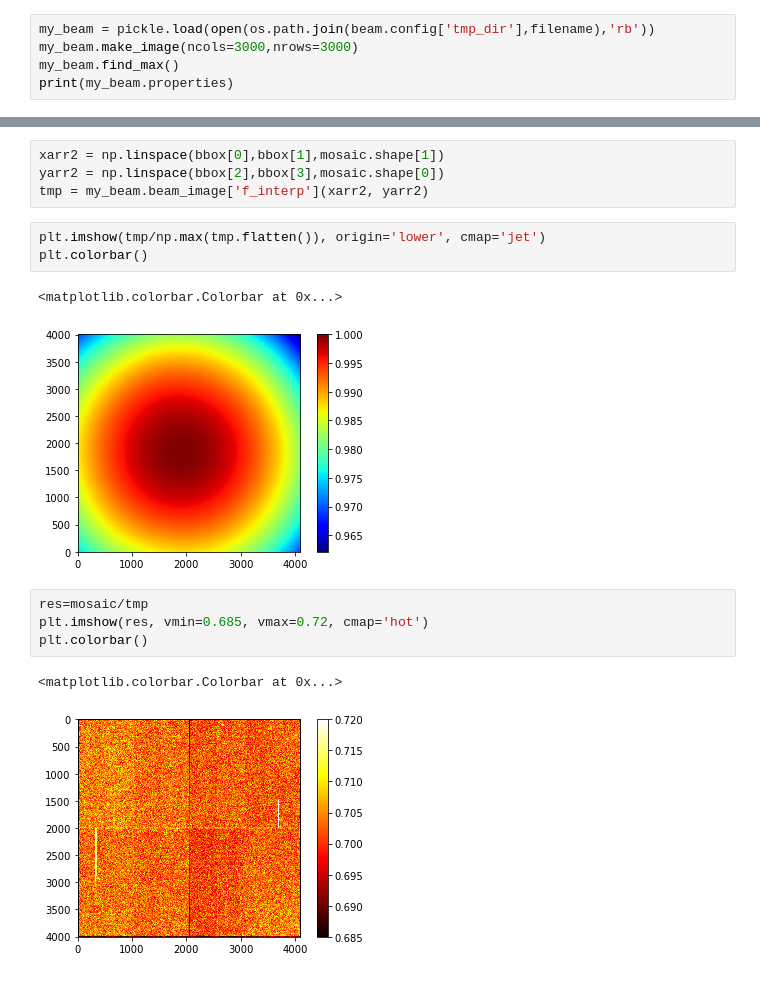
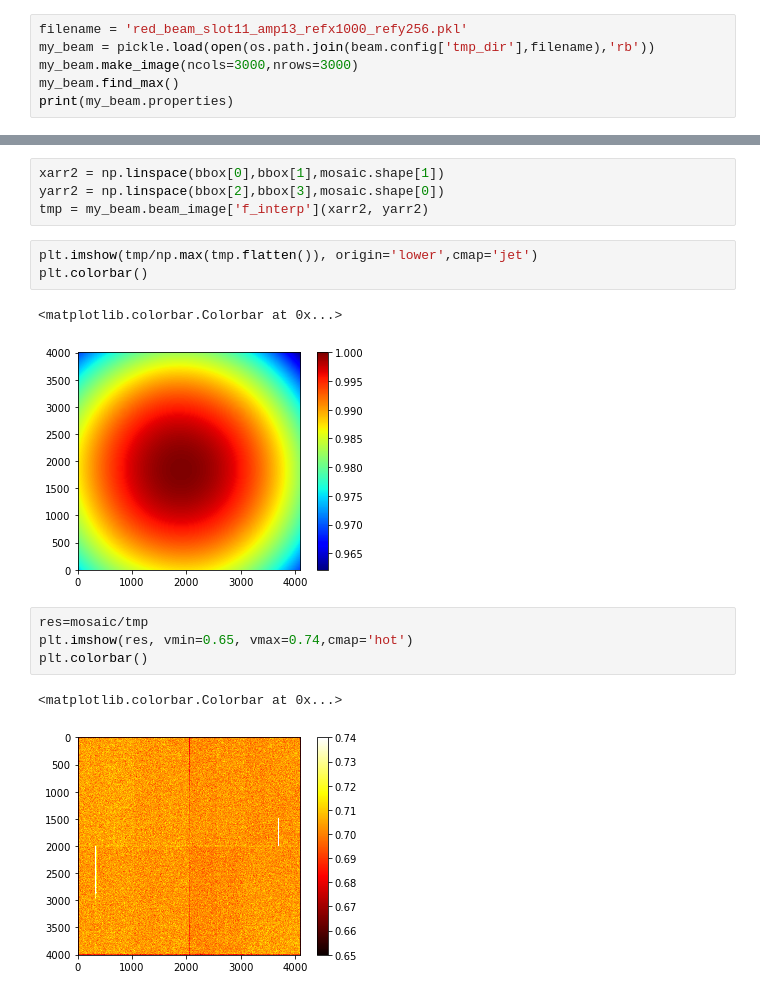
Before and after one commit to lsst-camera-dh/ccob-wb, a Jupyter notebook: notebooks/ccob_qe_analysis.ipynb, the cells around one changed output, grey strips where cells are left out. Cells and saved outputs as stored; diff of their text form.

```diff
--- a/notebooks/ccob_qe_analysis.ipynb
+++ b/notebooks/ccob_qe_analysis.ipynb
@@ -39,4 +39,5 @@ Printing to  red_beam_slot11_amp13_refx1000_refy256.pkl
 # %%
+filename = 'red_beam_slot11_amp13_refx1000_refy256.pkl'
 my_beam = pickle.load(open(os.path.join(beam.config['tmp_dir'],filename),'rb'))
 my_beam.make_image(ncols=3000,nrows=3000)
 my_beam.find_max()
@@ -128,15 +129,15 @@ xarr2 = np.linspace(bbox[0],bbox[1],mosaic.shape[1])
 yarr2 = np.linspace(bbox[2],bbox[3],mosaic.shape[0])
 tmp = my_beam.beam_image['f_interp'](xarr2, yarr2)
 # %%
-plt.imshow(tmp/np.max(tmp.flatten()), origin='lower', cmap='jet')
+plt.imshow(tmp/np.max(tmp.flatten()), origin='lower',cmap='jet')
 plt.colorbar()
 # %% [output]
 <matplotlib.colorbar.Colorbar at 0x...>
 [figure]
 # %%
 res=mosaic/tmp
-plt.imshow(res, vmin=0.685, vmax=0.72, cmap='hot')
+plt.imshow(res, vmin=0.65, vmax=0.74,cmap='hot')
 plt.colorbar()
 # %% [output]
 <matplotlib.colorbar.Colorbar at 0x...>
-[figure, old version]
+[figure, new version]
```
Also changed, not shown: parts of 10 cells of this notebook, 1 other file.
